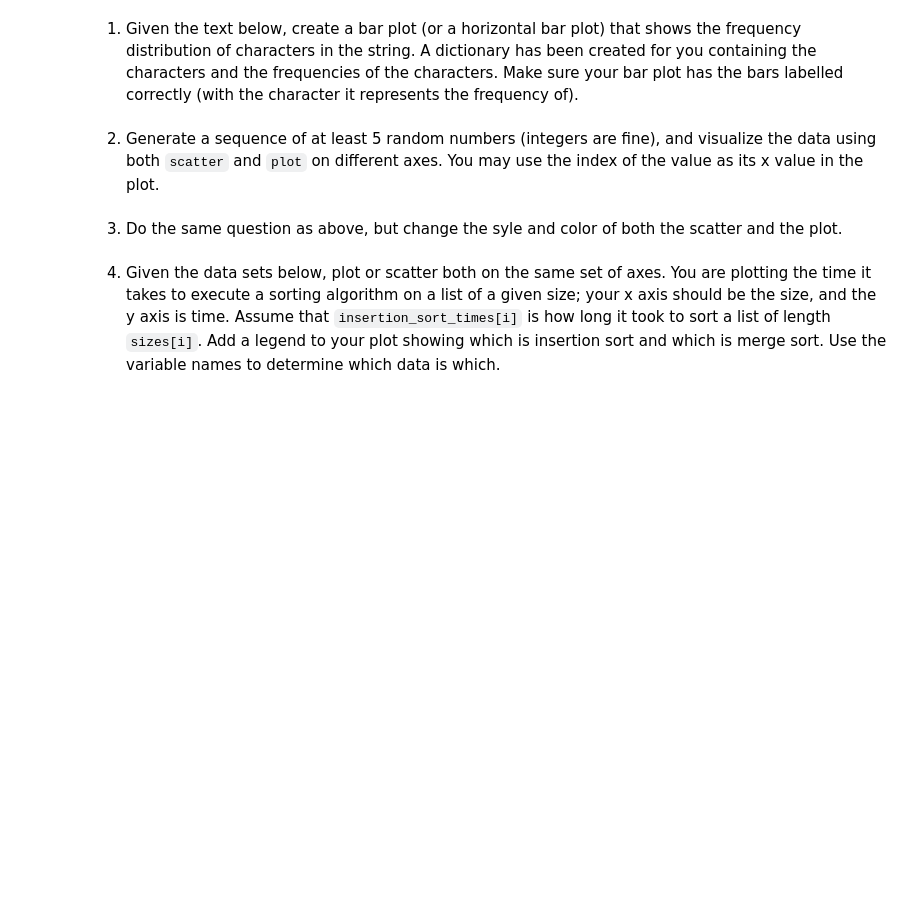
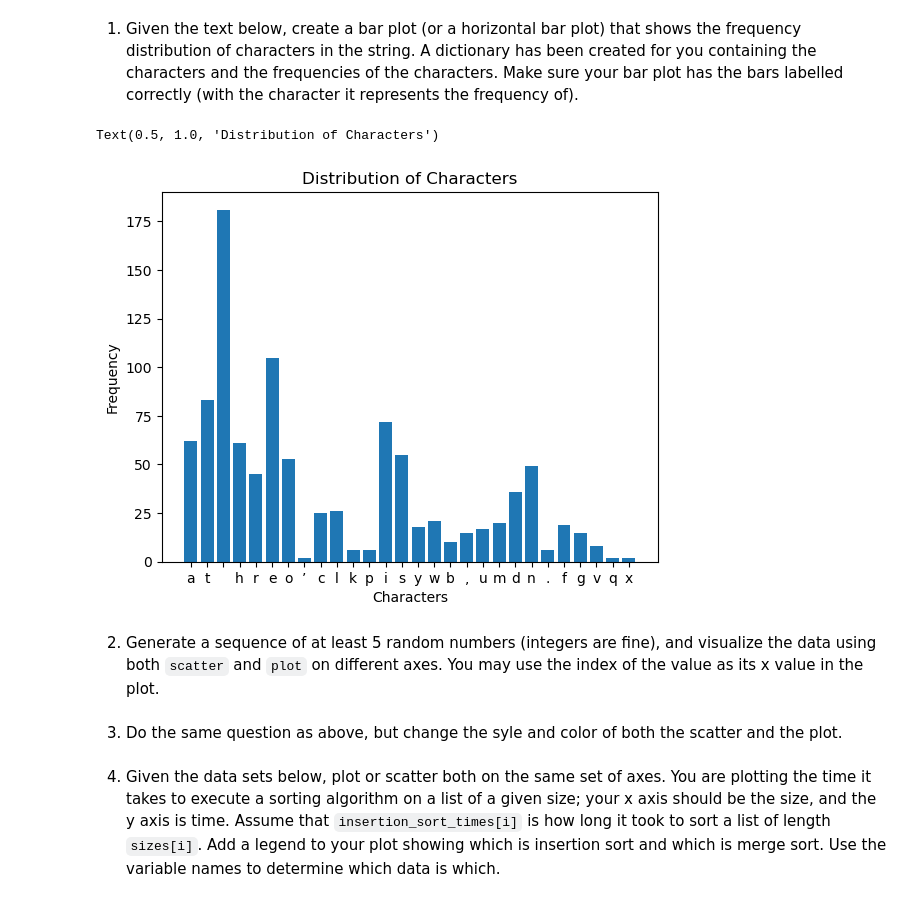
Before and after one commit to krh5284/pyplot, a Jupyter notebook: pyplot.ipynb, the cells around one changed output. Saved outputs shown, nothing was run; the diff lists cells and outputs as text; code cells hidden in the pictures; blank space fills up the shorter version.

Commit message:
problem 1

```diff
--- a/pyplot.ipynb
+++ b/pyplot.ipynb
@@ -17,11 +51,23 @@ For all of these questions, your plots must have an appropriate title and labele
 A dictionary has been created for you containing the characters and the frequencies of the characters.
 Make sure your bar plot has the bars labelled correctly (with the character it represents the frequency of).
 # %%
+# Problem 1 code
+
 from collections import Counter
 TEXT = "At three o’clock precisely I was at Baker Street, but Holmes had not yet returned. The landlady informed me that he had left the house shortly after eight o’clock in the morning. I sat down beside the fire, however, with the intention of awaiting him, however long he might be. I was already deeply interested in his inquiry, for, though it was surrounded by none of the grim and strange features which were associated with the two crimes which I have already recorded, still, the nature of the case and the exalted station of his client gave it a character of its own. Indeed, apart from the nature of the investigation which my friend had on hand, there was something in his masterly grasp of a situation, and his keen, incisive reasoning, which made it a pleasure to me to study his system of work, and to follow the quick, subtle methods by which he disentangled the most inextricable mysteries. So accustomed was I to his invariable success that the very possibility of his failing had ceased to enter into my head.".lower()
 letter_freq = dict(Counter(TEXT))
+characters = list(letter_freq.keys())
+values = list(letter_freq.values())
+# make a bar plot with an appropriate title, correct xtick labels, and labeled axes
 
-# make a bar plot with an appropriate title, correct xtick labels, and labeled axes
+
+plt.bar(characters, values)
+plt.xlabel('Characters')
+plt.ylabel('Frequency')
+plt.title('Distribution of Characters')
+# %% [output]
+Text(0.5, 1.0, 'Distribution of Characters')
+[figure, added]
 # %% [markdown]
 2. Generate a sequence of at least 5 random numbers (integers are fine), and visualize the data using both `scatter` and `plot` on different axes.  You may use the index of the value as its x value in the plot.
 # %% [markdown]
```
Also changed, not shown: parts of 2 cells of this notebook.
